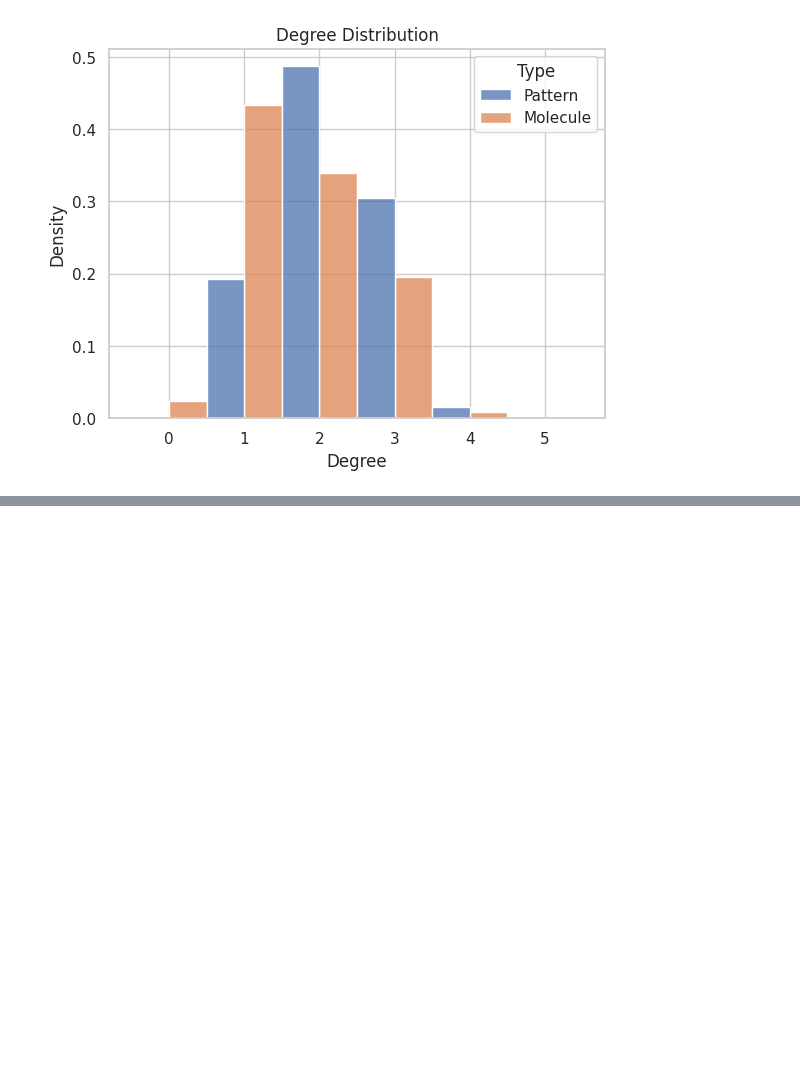
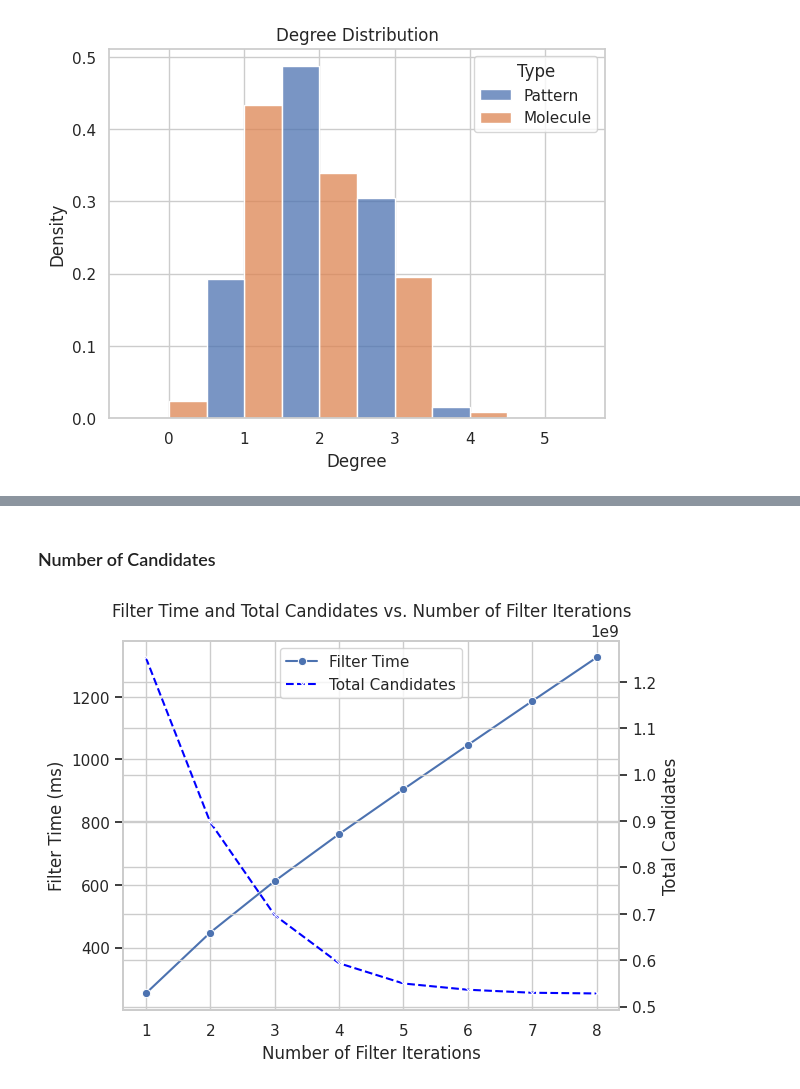
Before and after one commit to antonio-decaro/SIGMo, a Jupyter notebook: 4_produce_plot.ipynb, the cells around one changed output, grey strips where cells are left out. Saved outputs shown, nothing was run; the diff lists cells and outputs as text; code cells hidden in the pictures; blank space fills up the shorter version.

```diff
--- a/4_produce_plot.ipynb
+++ b/4_produce_plot.ipynb
@@ -76,0 +218,43 @@ g.title.set_text('Degree Distribution')
+# %% [markdown]
+### Number of Candidates
+# %%
+filter_time = [result.filter_gpu_time for result in results]
+candidates = [result.n_total_candidates for result in results]
+
+# Create a DataFrame
+iterations = list(range(1, len(filter_time) + 1))
+data = pd.DataFrame({
+    'Iterations': iterations,
+    'Filter Time': filter_time,
+    'Total Candidates': candidates
+})
+
+# Create the line plot
+fig, ax1 = plt.subplots()
+
+sns.lineplot(data=data, x='Iterations', y='Filter Time', marker='o', ax=ax1, label='Filter Time')
+
+# Add labels and title
+ax1.set_xlabel('Number of Filter Iterations')
+ax1.set_ylabel('Filter Time (ms)')
+ax1.set_title('Filter Time and Total Candidates vs. Number of Filter Iterations')
+
+# Create a secondary y-axis for total candidates
+ax2 = ax1.twinx()
+sns.lineplot(data=data, x='Iterations', y='Total Candidates', marker='x', ax=ax2, color='blue', linestyle='--', label='Total Candidates')
+
+# Add secondary y-axis label
+ax2.set_ylabel('Total Candidates')
+
+# Disable the legend for the primary y-axis
+ax1.get_legend().remove()
+
+# Combine legends
+lines_1, labels_1 = ax1.get_legend_handles_labels()
+lines_2, labels_2 = ax2.get_legend_handles_labels()
+ax2.legend(lines_1 + lines_2, labels_1 + labels_2, loc='upper center')
+
+# Show the plot
+plt.show()
+# %% [output]
+[figure, added]
```
Also changed, not shown: parts of 6 cells of this notebook.
